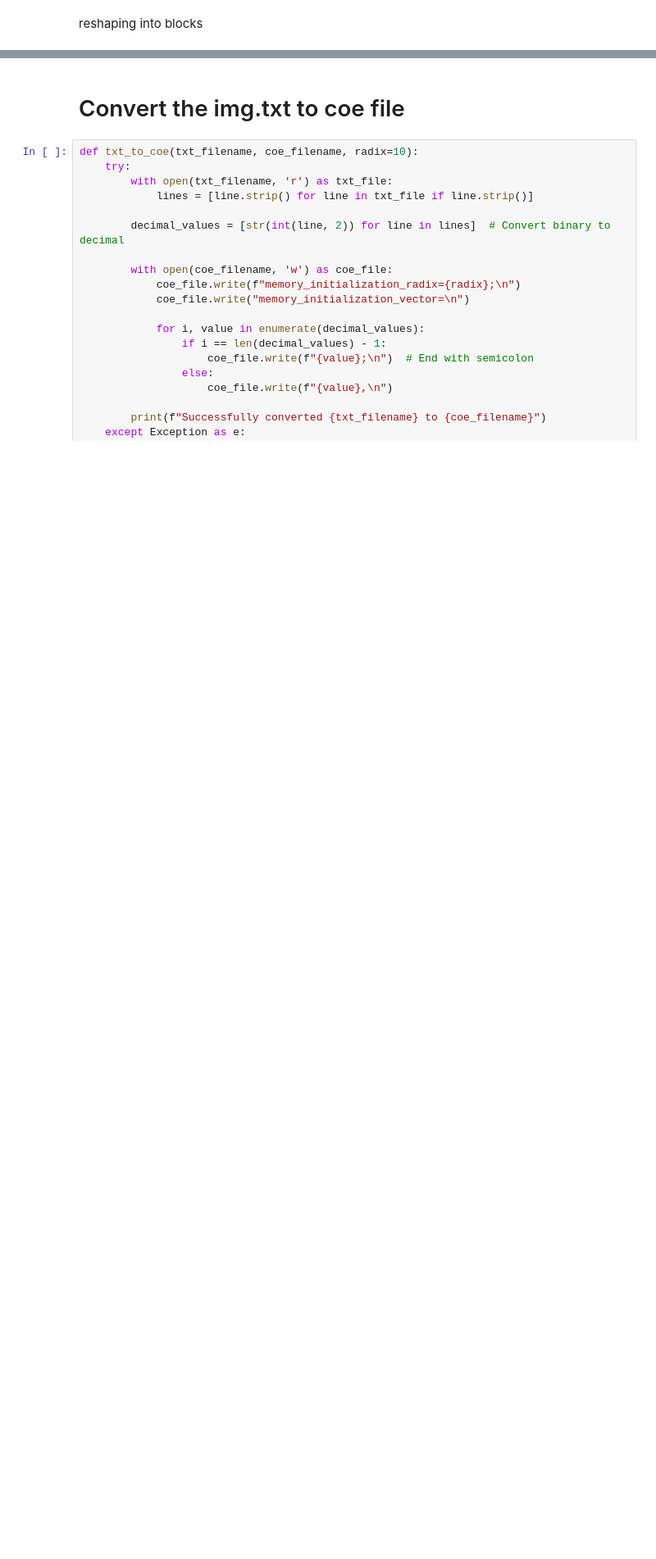
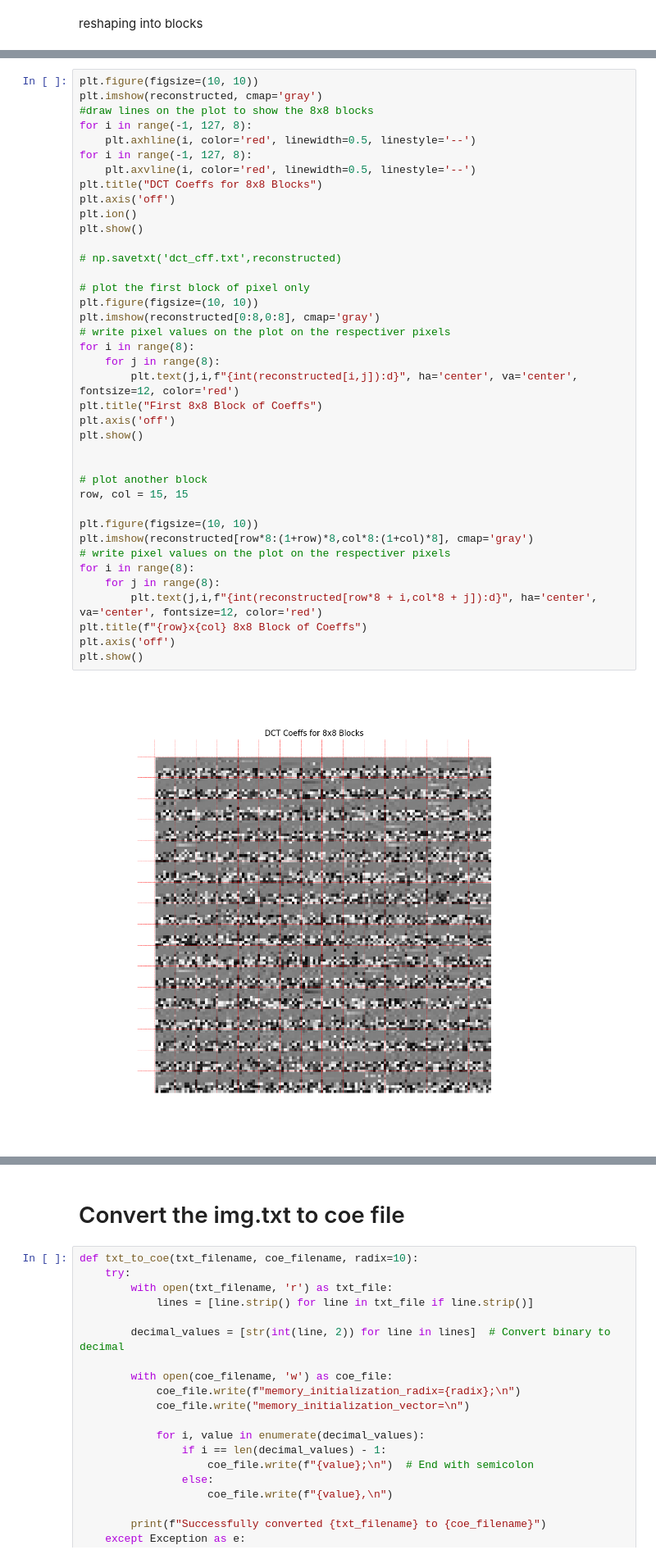
Before and after one commit to Reckadon/JPEG-Compression, a Jupyter notebook: jaskirat/combined_everyhting/Receive_Transmit.ipynb, the cells around one changed output, grey strips where cells are left out. Shown at 82% size. Cells and saved outputs as stored; diff of their text form; blank space fills up the shorter version.

```diff
--- a/jaskirat/combined_everyhting/Receive_Transmit.ipynb
+++ b/jaskirat/combined_everyhting/Receive_Transmit.ipynb
@@ -344,0 +355,41 @@ array([[155., 153., 155., 152., 153., 149., 148., 148.],
+# %%
+plt.figure(figsize=(10, 10))
+plt.imshow(reconstructed, cmap='gray')
+#draw lines on the plot to show the 8x8 blocks
+for i in range(-1, 127, 8):
+    plt.axhline(i, color='red', linewidth=0.5, linestyle='--')
+for i in range(-1, 127, 8):
+    plt.axvline(i, color='red', linewidth=0.5, linestyle='--')
+plt.title("DCT Coeffs for 8x8 Blocks")
+plt.axis('off')
+plt.ion()
+plt.show()
+
+# np.savetxt('dct_cff.txt',reconstructed)
+
+# plot the first block of pixel only
+plt.figure(figsize=(10, 10))
+plt.imshow(reconstructed[0:8,0:8], cmap='gray')
+# write pixel values on the plot on the respectiver pixels
+for i in range(8):
+    for j in range(8):
+        plt.text(j,i,f"{int(reconstructed[i,j]):d}", ha='center', va='center', fontsize=12, color='red')
+plt.title("First 8x8 Block of Coeffs")
+plt.axis('off')
+plt.show()
+
+
+# plot another block
+row, col = 15, 15
+
+plt.figure(figsize=(10, 10))
+plt.imshow(reconstructed[row*8:(1+row)*8,col*8:(1+col)*8], cmap='gray')
+# write pixel values on the plot on the respectiver pixels
+for i in range(8):
+    for j in range(8):
+        plt.text(j,i,f"{int(reconstructed[row*8 + i,col*8 + j]):d}", ha='center', va='center', fontsize=12, color='red')
+plt.title(f"{row}x{col} 8x8 Block of Coeffs")
+plt.axis('off')
+plt.show()
+# %% [output]
+[figure, added]
```
Also changed, not shown: parts of 22 cells of this notebook, 5 other files.
